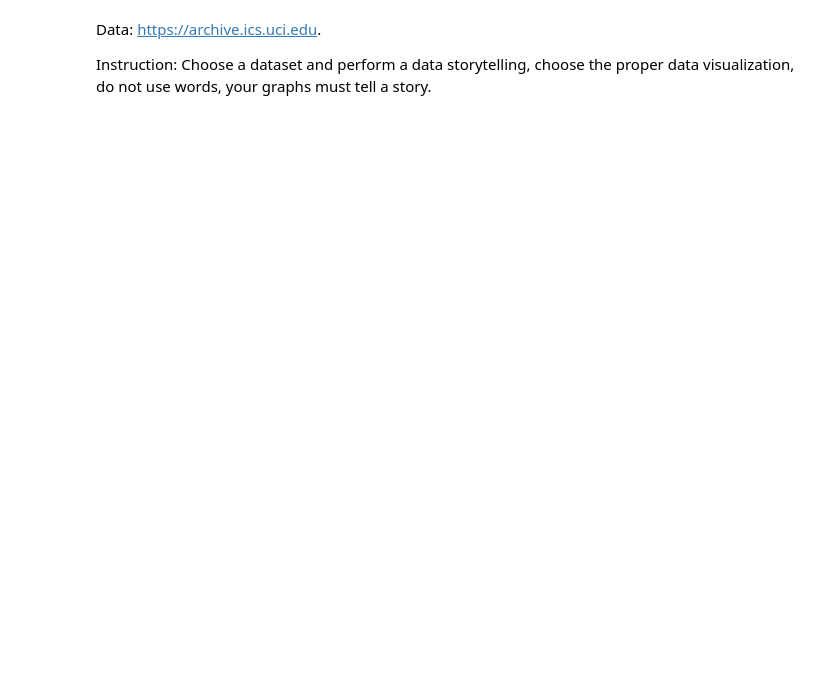
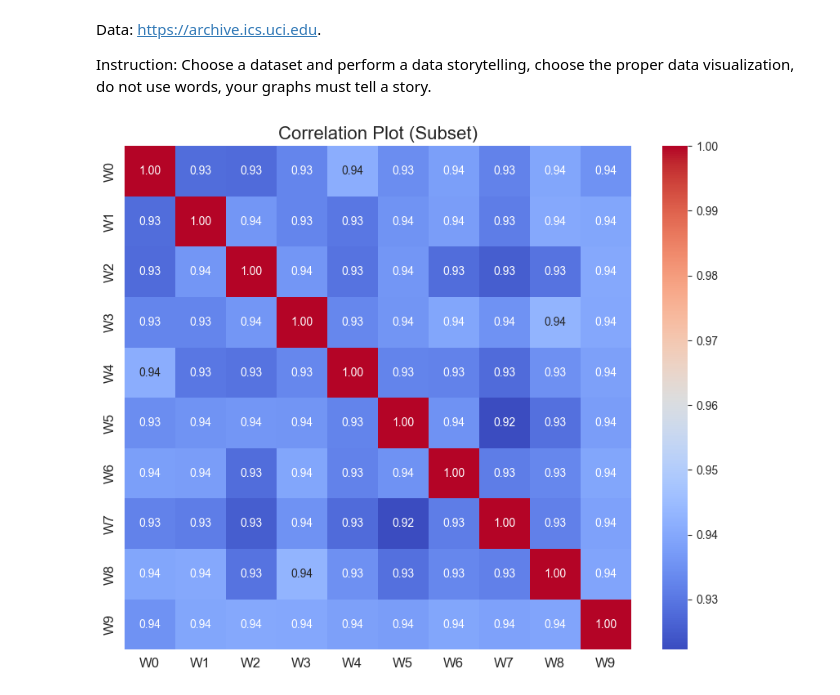
Before and after one commit to Zenolitee/DATA_ANALYTICS, a Jupyter notebook: Assignments/Lecture2.ipynb, the cells around one changed output. Saved outputs shown, nothing was run; the diff lists cells and outputs as text; code cells hidden in the pictures; blank space fills up the shorter version.

```diff
--- a/Assignments/Lecture2.ipynb
+++ b/Assignments/Lecture2.ipynb
@@ -2,3 +2,79 @@
 Data: https://archive.ics.uci.edu.
 
 Instruction: Choose a dataset and perform a data storytelling, choose the proper data visualization, do not use words, your graphs must tell a story.
+# %%
+import pandas as pd
+import seaborn as sns
+import matplotlib.pyplot as plt
+import scipy.cluster.hierarchy as sch
+from scipy.spatial.distance import squareform
+from scipy.cluster.hierarchy import linkage, leaves_list
+
+# Load the dataset
+df = pd.read_csv('Sales_Transactions_Dataset_Weekly.csv')
+
+# Select numeric columns
+numeric_columns = df.select_dtypes(include=['int64', 'float64'])
+
+# Calculate correlation matrix
+corr_matrix = numeric_columns.corr()
+
+# Approach 1: Limit the Number of Variables
+def plot_limited_variables(corr_matrix, num_vars=10):
+    subset_columns = numeric_columns.iloc[:, :num_vars]
+    corr_matrix_subset = subset_columns.corr()
+
+    plt.figure(figsize=(10, 8))
+    sns.heatmap(corr_matrix_subset, annot=True, cmap='coolwarm', fmt=".2f", annot_kws={"size": 10})
+    plt.title('Correlation Plot (Subset)', fontsize=16)
+    plt.xticks(fontsize=12)
+    plt.yticks(fontsize=12)
+    plt.show()
+
+# Approach 2: Filter by Strong Correlations
+def plot_strong_correlations(corr_matrix, threshold=0.5):
+    strong_corr_matrix = corr_matrix[(corr_matrix >= threshold) | (corr_matrix <= -threshold)]
+
+    plt.figure(figsize=(10, 8))
+    sns.heatmap(strong_corr_matrix, annot=True, cmap='coolwarm', fmt=".2f", annot_kws={"size": 10}, mask=strong_corr_matrix.isnull())
+    plt.title('Correlation Plot (Strong Correlations)', fontsize=16)
+    plt.xticks(fontsize=12)
+    plt.yticks(fontsize=12)
+    plt.show()
+
+# Approach 3: Hierarchical Clustering
+def plot_hierarchical_clustering(corr_matrix):
+    # Create a dendrogram to cluster the variables
+    plt.figure(figsize=(10, 8))
+    dendrogram = sch.dendrogram(sch.linkage(corr_matrix, method='ward'))
+    plt.title('Dendrogram', fontsize=16)
+    plt.xlabel('Variables', fontsize=12)
+    plt.ylabel('Euclidean distances', fontsize=12)
+    plt.show()
+
+    # Reorder the correlation matrix according to the hierarchical clustering
+    dists = squareform(1 - corr_matrix.abs())
+    linkage_matrix = linkage(dists, method='average')
+    ordered_indices = leaves_list(linkage_matrix)
+
+    ordered_corr_matrix = corr_matrix.iloc[ordered_indices, ordered_indices]
+
+    plt.figure(figsize=(10, 8))
+    sns.heatmap(ordered_corr_matrix, annot=True, cmap='coolwarm', fmt=".2f", annot_kws={"size": 10})
+    plt.title('Correlation Plot (Hierarchical Clustering)', fontsize=16)
+    plt.xticks(fontsize=12)
+    plt.yticks(fontsize=12)
+    plt.show()
+
+# Uncomment the approach you want to use
+
+# Approach 1: Limit the Number of Variables
+plot_limited_variables(corr_matrix, num_vars=10)
+
+# Approach 2: Filter by Strong Correlations
+# plot_strong_correlations(corr_matrix, threshold=0.5)
+
+# Approach 3: Hierarchical Clustering
+# plot_hierarchical_clustering(corr_matrix)
+# %% [output]
+[figure, added]
```
Also changed, not shown: parts of 10 cells of this notebook, 7 other files.
